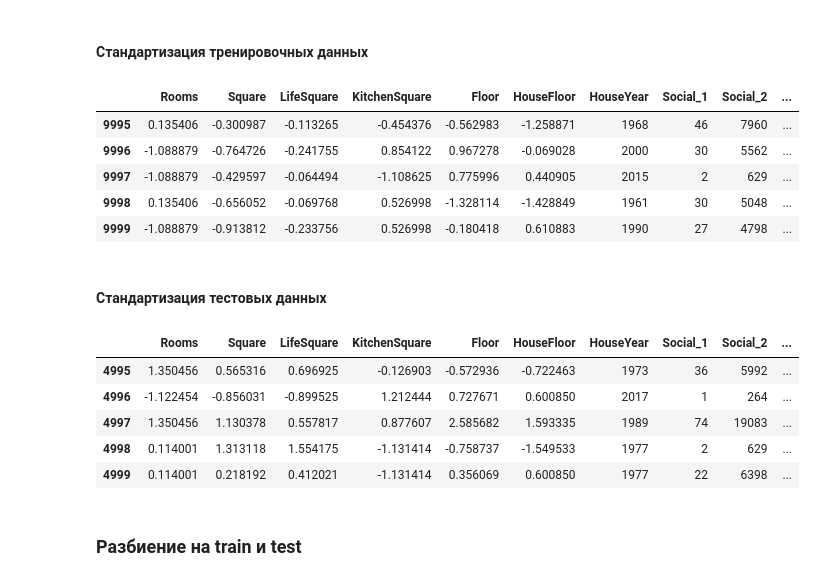
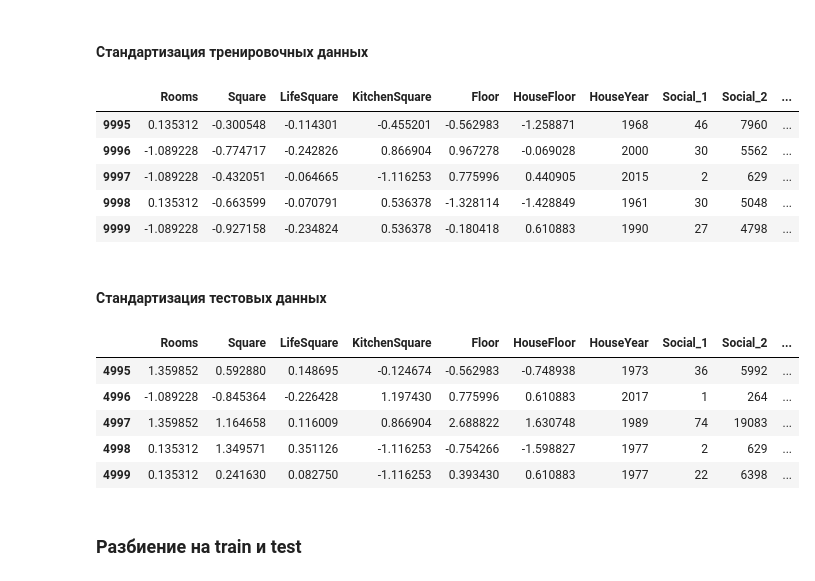
Before and after one commit to OlegRev/Python_Libraries_for_Data_Science-Numpy-Matplotlib-Scikit-learn, a Jupyter notebook: GlukharevOlegAnatolyevich_solution.ipynb, the cells around one changed output. Drawn from its saved outputs; the diff is of its cells as text; code cells hidden in the pictures.

```diff
--- a/GlukharevOlegAnatolyevich_solution.ipynb
+++ b/GlukharevOlegAnatolyevich_solution.ipynb
@@ -70,12 +70,12 @@ def preparation_signs_floor_housefloor(df, max_housefloor=55):
 
 
 
-def preparation_signs_square(df, max_sq=200):
+def preparation_signs_square(df, max_sq=150):
     """
     Функция подготовки признаков [Square']:
         df - Обязательный аргумент, type(df): pandas.core.frame.DataFrame
         max_sq - порог максимального значение квадратуры площади
-        true_data - выборка где количество комнат равны (1, 2, 3) и площадь меньше порога(default==200)
+        true_data - выборка где количество комнат равны (1, 2, 3) и площадь меньше порога(default==150)
         med_sq - медианное значение ['Square'] в групировке по количеству комнат
 
         Значения где площадь больше порог(max_sq) и комнаты == (1, 2, 3) проходя в цикле заменяем на медианное значения
@@ -88,7 +88,7 @@ def preparation_signs_square(df, max_sq=200):
     return df
 
 
-def preparation_signs_lfsquare(df, min_lfsq=10):
+def preparation_signs_lfsquare(df, min_lfsq=13):
     """
     Функция подготовки признаков ['LifeSquare']:
         df - Обязательный аргумент, type(df): pandas.core.frame.DataFrame
@@ -129,12 +129,12 @@ def preparation_signs_healthcare_1(df):
     return df
 
 
-def preparation_signs_ksquare(df, min_ksq=3, max_ksq=25):
+def preparation_signs_ksquare(df, min_ksq=3, max_ksq=20):
     """
     Функция подготовки признаков ['KitchenSquare']:
         df - Обязательный аргумент, type(df): pandas.core.frame.DataFrame
         min_ksq - минимальное значение квадратуры кухни ['KitchenSquare'](default == 3)
-        max_ksq - максимальное значение квадратуры кухни ['KitchenSquare'](default == 25)
+        max_ksq - максимальное значение квадратуры кухни ['KitchenSquare'](default == 20)
 
         Если значения признака ['KitchenSquare'] в датафрейме df меньше min_ksq то
             эти значения заменяются на min_ksq
@@ -177,8 +177,8 @@ def add_mean_square_by_distr_room(df, sign_list=['DistrictId','Rooms']):
         mean_square - Средняя площадь в зависимости от района и количества комнат
 
     """
-    mean_square = df.groupby(sign_list, as_index=False).agg({'Square':'mean'})\
-                        .rename(columns={'Square':'MeanSquare'})
+    mean_square = df.groupby(sign_list, as_index=False).agg({'LifeSquare':'mean'})\
+                        .rename(columns={'LifeSquare':'MeanSquare'})
     df = df.merge(mean_square, on=sign_list, how='left')
     return df
 
@@ -209,15 +209,15 @@ def add_med_price_by_distr(X, y, X_test, sign_list=['DistrictId','Rooms']):
     return df.drop('Price', axis=1), y, X_test
 
 
-def add_mean_price_per_square_meter_by_distr(X, y, X_test, sign_list=['DistrictId']):
+def add_mean_price_per_square_meter_by_distr(X, y, X_test, sign_list=['DistrictId', 'Rooms']):
     """
     Функция добавления признака['MeanPricePerSquareMeter'] среднего значения отношения цены к квадратуре
-        в зависимости от района:
+        в зависимости от района и количества комнат:
         Принимает X(тренировочный датафрей за исключением целевого признака),
            y(целевой признак),
            X_test(тестовый датафрей)
         - Обязательные аргумент, type( X, y, X_test ): pandas.core.frame.DataFrame
-        sign_list - список признаков для групировки(default==['DistrictId'])
+        sign_list - список признаков для групировки(default==['DistrictId', 'Rooms'])
         df - датафрейм объедененый с целевым признаком
         mean_price_per_square_meter - среднее значение отношения цены к площади['MeanPricePerSquareMeter']
         пропущеные значения в сгрупированой выборке заполняются средним значением по df['MeanPricePerSquareMeter']
@@ -522,29 +522,29 @@ X[feature_names_for_stand] = pd.DataFrame(stand_features, columns=feature_names_
 X.tail()
 # %% [output]
 |  | Rooms | Square | LifeSquare | KitchenSquare | Floor | HouseFloor | HouseYear | Social_1 | Social_2 | ... |
-| 9995 | 0.135406 | -0.300987 | -0.113265 | -0.454376 | -0.562983 | -1.258871 | 1968 | 46 | 7960 | ... |
-| 9996 | -1.088879 | -0.764726 | -0.241755 | 0.854122 | 0.967278 | -0.069028 | 2000 | 30 | 5562 | ... |
-| 9997 | -1.088879 | -0.429597 | -0.064494 | -1.108625 | 0.775996 | 0.440905 | 2015 | 2 | 629 | ... |
-| 9998 | 0.135406 | -0.656052 | -0.069768 | 0.526998 | -1.328114 | -1.428849 | 1961 | 30 | 5048 | ... |
-| 9999 | -1.088879 | -0.913812 | -0.233756 | 0.526998 | -0.180418 | 0.610883 | 1990 | 27 | 4798 | ... |
+| 9995 | 0.135312 | -0.300548 | -0.114301 | -0.455201 | -0.562983 | -1.258871 | 1968 | 46 | 7960 | ... |
+| 9996 | -1.089228 | -0.774717 | -0.242826 | 0.866904 | 0.967278 | -0.069028 | 2000 | 30 | 5562 | ... |
+| 9997 | -1.089228 | -0.432051 | -0.064665 | -1.116253 | 0.775996 | 0.440905 | 2015 | 2 | 629 | ... |
+| 9998 | 0.135312 | -0.663599 | -0.070791 | 0.536378 | -1.328114 | -1.428849 | 1961 | 30 | 5048 | ... |
+| 9999 | -1.089228 | -0.927158 | -0.234824 | 0.536378 | -0.180418 | 0.610883 | 1990 | 27 | 4798 | ... |
 # %% [markdown]
 #### Стандартизация тестовых данных
 # %%
 feature_names = ['Rooms', 'Square', 'LifeSquare', 'KitchenSquare', 'Floor', 'HouseFloor',
                  'HouseYear', 'Social_1', 'Social_2', 'Social_3', 'Ecology_1',
                  'MeanPricePerSquareMeter', 'MedPriceByDistrict', 'MeanSquare']
 
 feature_names_for_stand_test = test_df[feature_names].select_dtypes(include='float64').columns.tolist()
-stand_features = scaler.fit_transform(test_df[feature_names_for_stand_test])
+stand_features = scaler.transform(test_df[feature_names_for_stand_test])
 test_df[feature_names_for_stand_test] = pd.DataFrame(stand_features, columns=feature_names_for_stand_test)
 test_df[feature_names].tail()
 # %% [output]
 |  | Rooms | Square | LifeSquare | KitchenSquare | Floor | HouseFloor | HouseYear | Social_1 | Social_2 | ... |
-| 4995 | 1.350456 | 0.565316 | 0.696925 | -0.126903 | -0.572936 | -0.722463 | 1973 | 36 | 5992 | ... |
-| 4996 | -1.122454 | -0.856031 | -0.899525 | 1.212444 | 0.727671 | 0.600850 | 2017 | 1 | 264 | ... |
-| 4997 | 1.350456 | 1.130378 | 0.557817 | 0.877607 | 2.585682 | 1.593335 | 1989 | 74 | 19083 | ... |
-| 4998 | 0.114001 | 1.313118 | 1.554175 | -1.131414 | -0.758737 | -1.549533 | 1977 | 2 | 629 | ... |
-| 4999 | 0.114001 | 0.218192 | 0.412021 | -1.131414 | 0.356069 | 0.600850 | 1977 | 22 | 6398 | ... |
+| 4995 | 1.359852 | 0.592880 | 0.148695 | -0.124674 | -0.562983 | -0.748938 | 1973 | 36 | 5992 | ... |
+| 4996 | -1.089228 | -0.845364 | -0.226428 | 1.197430 | 0.775996 | 0.610883 | 2017 | 1 | 264 | ... |
+| 4997 | 1.359852 | 1.164658 | 0.116009 | 0.866904 | 2.688822 | 1.630748 | 1989 | 74 | 19083 | ... |
+| 4998 | 0.135312 | 1.349571 | 0.351126 | -1.116253 | -0.754266 | -1.598827 | 1977 | 2 | 629 | ... |
+| 4999 | 0.135312 | 0.241630 | 0.082750 | -1.116253 | 0.393430 | 0.610883 | 1977 | 22 | 6398 | ... |
 # %% [markdown]
 ### Разбиение на train и test
 # %%
```
Also changed, not shown: parts of 11 cells of this notebook, 1 other file.
